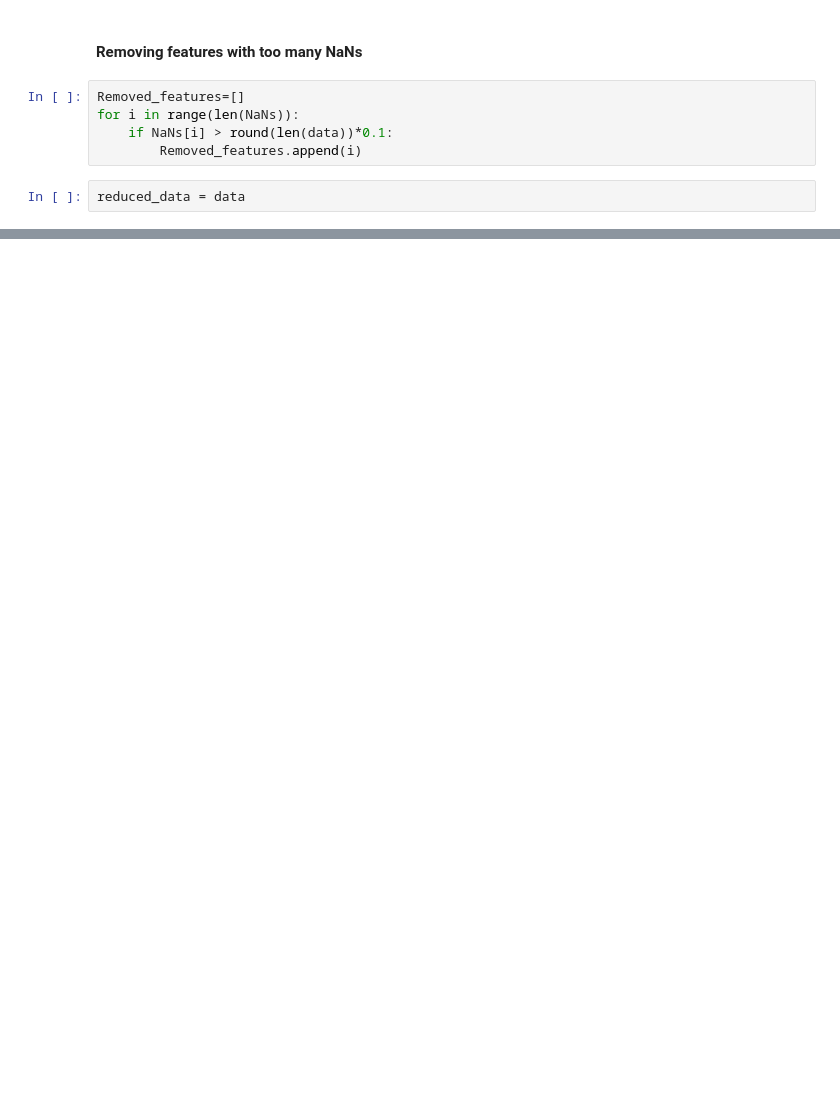
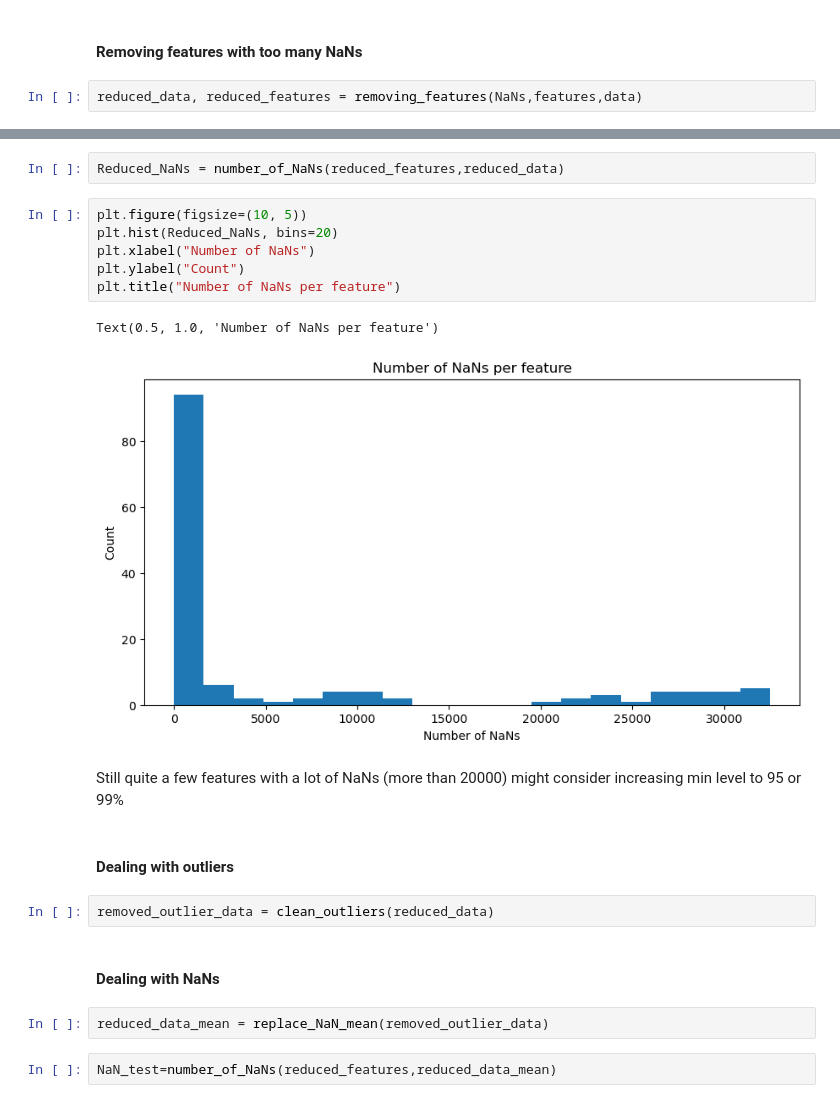
Before and after one commit to Juanito231/ML_Project_1, a Jupyter notebook: Preprocessing.ipynb, the cells around one changed output, grey strips where cells are left out. Drawn from its saved outputs; the diff is of its cells as text; blank space fills up the shorter version.

Commit message:
cleared the notebook, delt with outliers, replaced NaNs with mean, could also implement other with mode etc

```diff
--- a/Preprocessing.ipynb
+++ b/Preprocessing.ipynb
@@ -76,9 +141,4 @@ for i in features:
 # %% [markdown]
 #### Removing features with too many NaNs
 # %%
-Removed_features=[]
-for i in range(len(NaNs)):
-    if NaNs[i] > round(len(data))*0.1:
-        Removed_features.append(i)
+reduced_data, reduced_features = removing_features(NaNs,features,data)
-# %%
-reduced_data = data
@@ -100,0 +147,23 @@ array([[0.00000e+00, 5.30000e+01, 1.10000e+01, ..., 1.00000e+00,
+# %%
+Reduced_NaNs = number_of_NaNs(reduced_features,reduced_data)
+# %%
+plt.figure(figsize=(10, 5))
+plt.hist(Reduced_NaNs, bins=20)
+plt.xlabel("Number of NaNs")
+plt.ylabel("Count")
+plt.title("Number of NaNs per feature")
+# %% [output]
+Text(0.5, 1.0, 'Number of NaNs per feature')
+[figure, added]
+# %% [markdown]
+Still quite a few features with a lot of NaNs (more than 20000) might consider increasing min level to 95 or 99%
+# %% [markdown]
+#### Dealing with outliers
+# %%
+removed_outlier_data = clean_outliers(reduced_data)
+# %% [markdown]
+#### Dealing with NaNs
+# %%
+reduced_data_mean = replace_NaN_mean(removed_outlier_data)
+# %%
+NaN_test=number_of_NaNs(reduced_features,reduced_data_mean)
```
Also changed, not shown: parts of 12 cells of this notebook.
